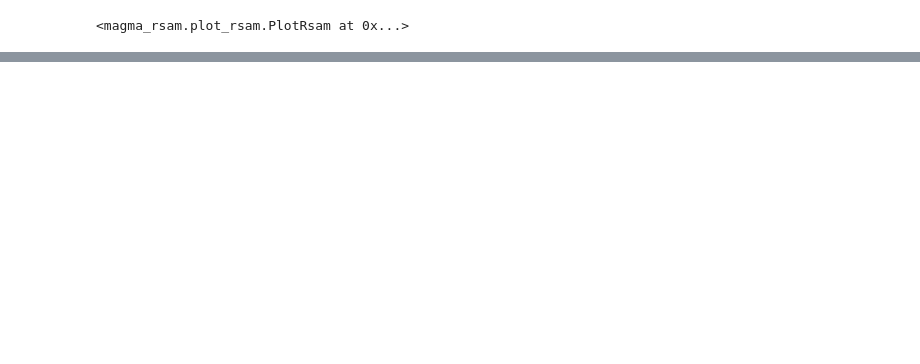
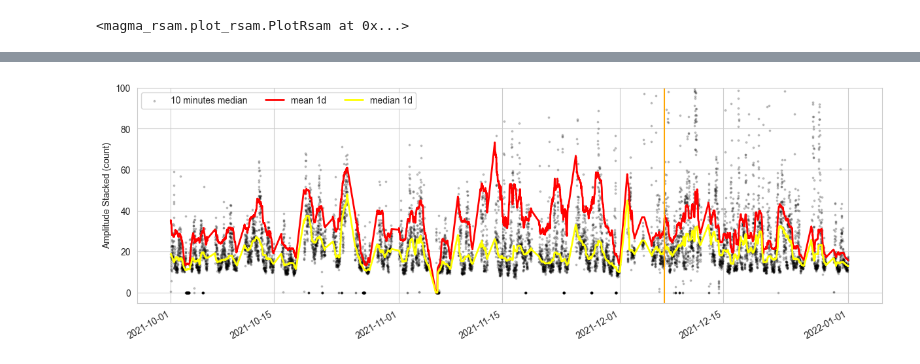
Before and after one commit to martanto/magma-rsam, a Jupyter notebook: main.ipynb, the cells around one changed output, grey strips where cells are left out. Drawn from its saved outputs; the diff is of its cells as text; code cells hidden in the pictures; blank space fills up the shorter version.

```diff
--- a/main.ipynb
+++ b/main.ipynb
@@ -92,0 +116,9 @@ plot_rsam.set_y_lim(y_min=0, y_max=1200).run(
+# %%
+df_stack = (pd.concat([df_low_freq,df_low_freq, df_high_freq],axis=0)).groupby('datetime')[['median', 'mean']].sum().reset_index()
+# %%
+df_stack.set_index('datetime', inplace=True)
+# %%
+df_stack.index = pd.to_datetime(df_stack.index)
+# %%
+df_stack['mean_24h'] = df_stack['mean'].rolling('24h', center=True).median()
+df_stack['median_24h'] = df_stack['median'].rolling('24h', center=True).median()
@@ -93 +127,21 @@ plot_rsam.set_y_lim(y_min=0, y_max=1200).run(
+# %%
+fig, axs = plt.subplots(nrows=1, ncols=1, figsize=(12, 4),
+                        layout="constrained", sharex=True)
+
+axs.scatter(df_stack.index, df_stack['median'], c='k', alpha=0.2, s=3, label='10 minutes median')
+axs.plot(df_stack.index, df_stack['mean_24h'], c='red', label='mean 1d', alpha=1, lw=2)
+axs.plot(df_stack.index, df_stack['median_24h'], c='yellow', label='median 1d', alpha=1, lw=2)
+axs.set_ylabel('Amplitude Stacked (count)')
+
+axs.set_ylim(-5, 100)
+
+axs.legend(loc='upper left', fontsize='10', ncol=4)
+
+axs.axvline(datetime.strptime("2021-12-07", '%Y-%m-%d'),
+            color='orange', label='First Eruption')
+
+for label in axs.get_xticklabels(which='major'):
+    label.set(rotation=30, horizontalalignment='right')
+# %% [output]
+[figure, added]
 # %%
```
Also changed, not shown: parts of 21 cells of this notebook, 2 other files.
